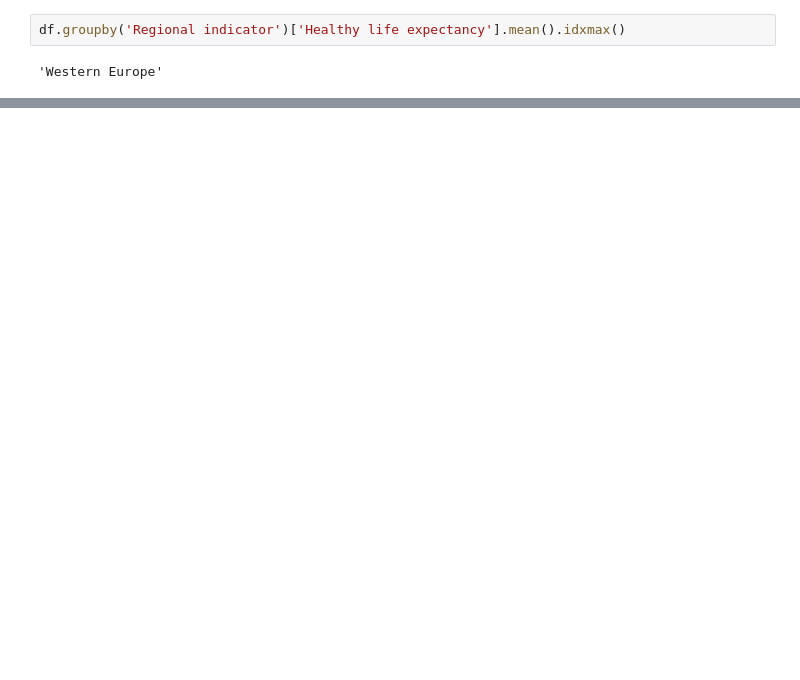
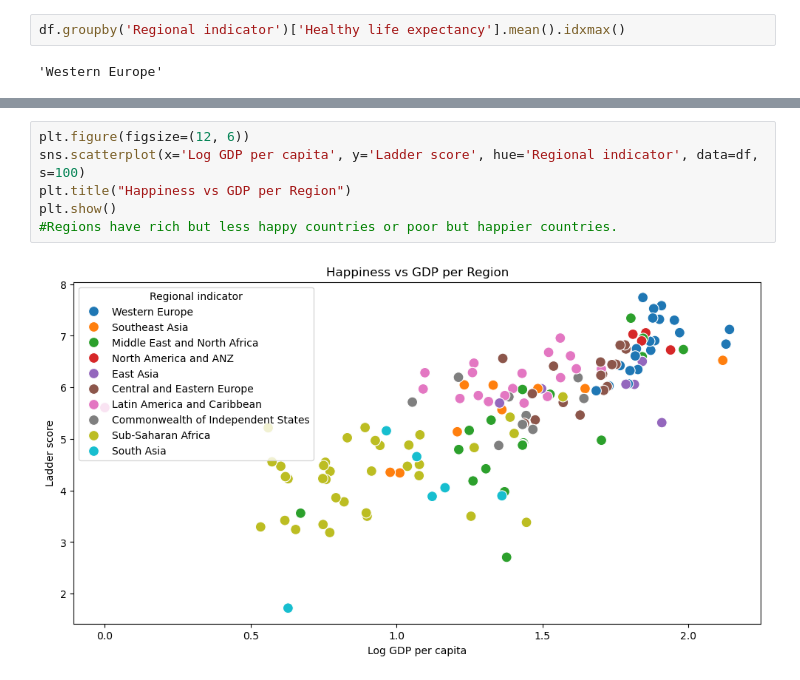
Before and after one commit to boomiikas/World-Happiness-Report---EDA-and-Feature-Engineering, a Jupyter notebook: happy.ipynb, the cells around one changed output, grey strips where cells are left out. Drawn from its saved outputs; the diff is of its cells as text; blank space fills up the shorter version.

```diff
--- a/happy.ipynb
+++ b/happy.ipynb
@@ -488,0 +536,8 @@ df.groupby('Regional indicator')['Healthy life expectancy'].mean().idxmax()
+# %%
+plt.figure(figsize=(12, 6))
+sns.scatterplot(x='Log GDP per capita', y='Ladder score', hue='Regional indicator', data=df, s=100)
+plt.title("Happiness vs GDP per Region")
+plt.show()
+#Regions have rich but less happy countries or poor but happier countries.
+# %% [output]
+[figure, added]
```
Also changed, not shown: parts of 8 cells of this notebook.
